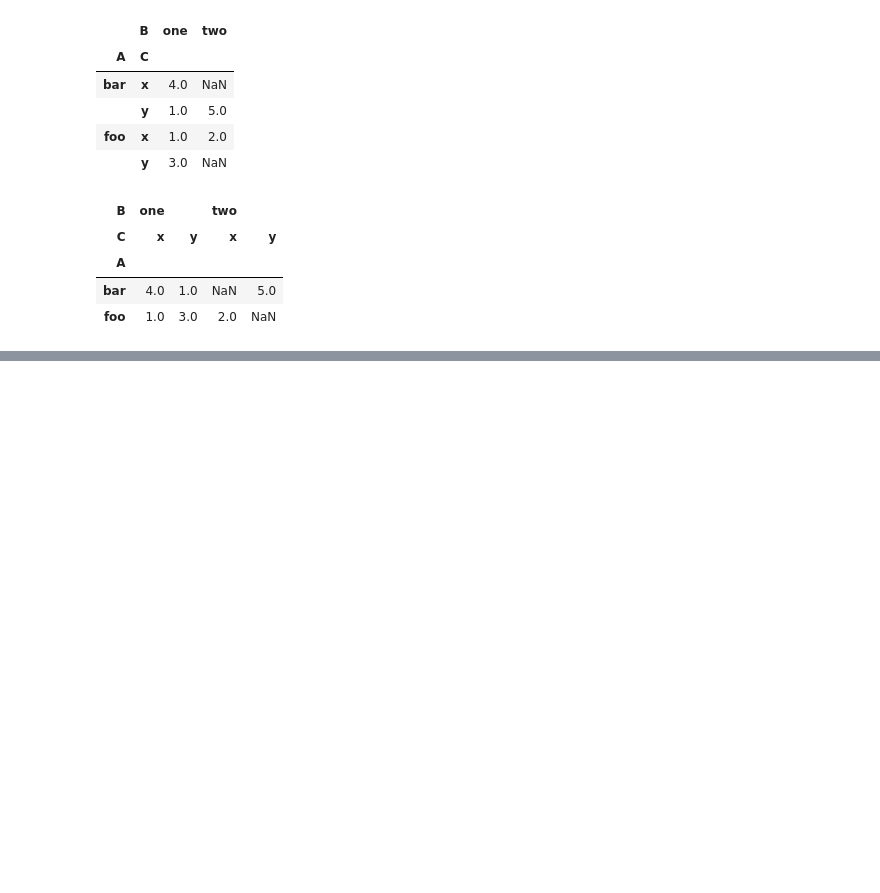
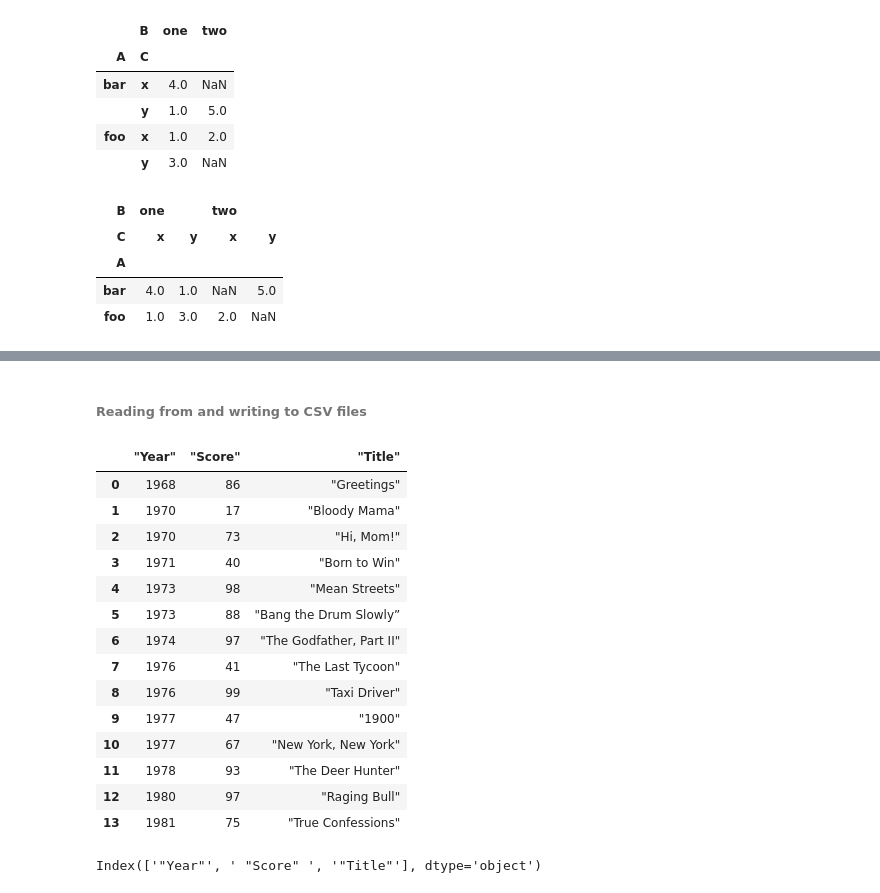
Before and after one commit to kamelCased/learningDataScience, a Jupyter notebook: Pandas.ipynb, the cells around one changed output, grey strips where cells are left out. Drawn from its saved outputs; the diff is of its cells as text; code cells hidden in the pictures; blank space fills up the shorter version.

```diff
--- a/Pandas.ipynb
+++ b/Pandas.ipynb
@@ -1244,0 +1261,27 @@ df.pivot_table(values='D',index='A',columns=['B','C'])
+# %% [markdown]
+###### Reading from and writing to CSV files
+# %%
+# read from a csv file
+df = pd.read_csv('files/deniro.csv')
+df
+# %% [output]
+|  | "Year" | "Score" | "Title" |
+| 0 | 1968 | 86 | "Greetings" |
+| 1 | 1970 | 17 | "Bloody Mama" |
+| 2 | 1970 | 73 | "Hi, Mom!" |
+| 3 | 1971 | 40 | "Born to Win" |
+| 4 | 1973 | 98 | "Mean Streets" |
+| 5 | 1973 | 88 | "Bang the Drum Slowly” |
+| 6 | 1974 | 97 | "The Godfather, Part II" |
+| 7 | 1976 | 41 | "The Last Tycoon" |
+| 8 | 1976 | 99 | "Taxi Driver" |
+| 9 | 1977 | 47 | "1900" |
+| 10 | 1977 | 67 | "New York, New York" |
+| 11 | 1978 | 93 | "The Deer Hunter" |
+| 12 | 1980 | 97 | "Raging Bull" |
+| 13 | 1981 | 75 | "True Confessions" |
+# %%
+# Check how the column names are spelled
+df.columns
+# %% [output]
+Index(['"Year"', ' "Score" ', '"Title"'], dtype='object')
```
Also changed, not shown: parts of 20 cells of this notebook, 7 other files.
